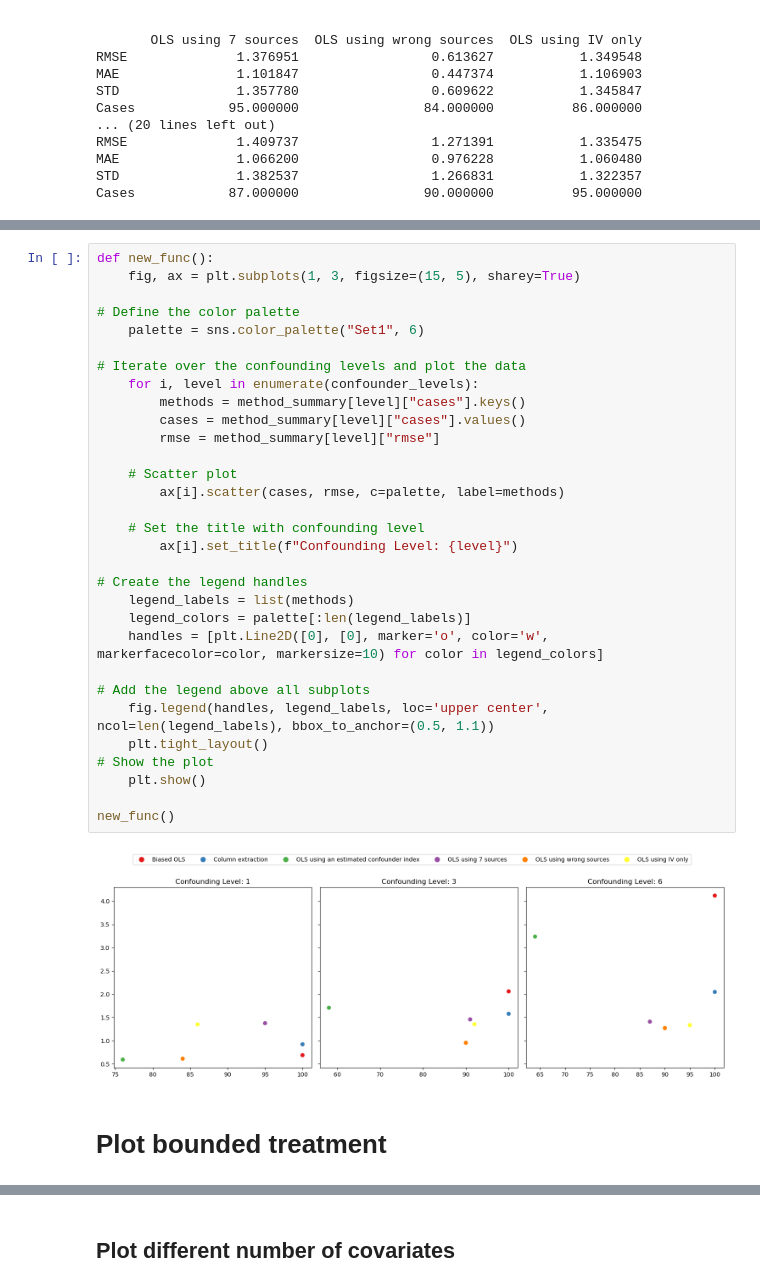
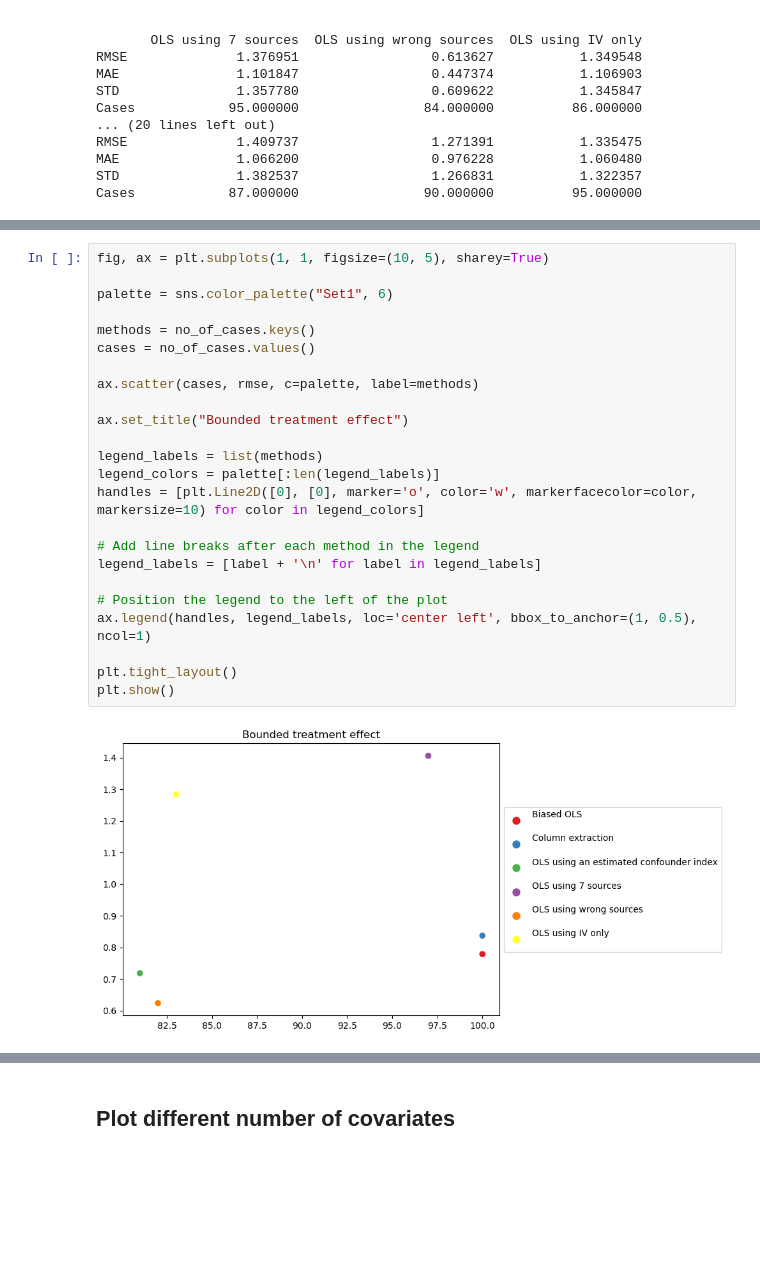
Before and after one commit to malo4300/ICA_IV_simulations, a Jupyter notebook: plots/plot_error_distribution.ipynb, the cells around one changed output, grey strips where cells are left out. Cells and saved outputs as stored; diff of their text form; blank space fills up the shorter version.

```diff
--- a/plots/plot_error_distribution.ipynb
+++ b/plots/plot_error_distribution.ipynb
@@ -92,35 +160,26 @@ Cases            87.000000                90.000000          95.000000
 # %%
-def new_func():
-    fig, ax = plt.subplots(1, 3, figsize=(15, 5), sharey=True)
+fig, ax = plt.subplots(1, 1, figsize=(10, 5), sharey=True)
 
-# Define the color palette
-    palette = sns.color_palette("Set1", 6)
+palette = sns.color_palette("Set1", 6)
 
-# Iterate over the confounding levels and plot the data
-    for i, level in enumerate(confounder_levels):
-        methods = method_summary[level]["cases"].keys()
-        cases = method_summary[level]["cases"].values()
-        rmse = method_summary[level]["rmse"]
+methods = no_of_cases.keys()
+cases = no_of_cases.values()
 
-    # Scatter plot
-        ax[i].scatter(cases, rmse, c=palette, label=methods)
+ax.scatter(cases, rmse, c=palette, label=methods)
 
-    # Set the title with confounding level
-        ax[i].set_title(f"Confounding Level: {level}")
+ax.set_title("Bounded treatment effect")
 
-# Create the legend handles
-    legend_labels = list(methods)
-    legend_colors = palette[:len(legend_labels)]
-    handles = [plt.Line2D([0], [0], marker='o', color='w', markerfacecolor=color, markersize=10) for color in legend_colors]
+legend_labels = list(methods)
+legend_colors = palette[:len(legend_labels)]
+handles = [plt.Line2D([0], [0], marker='o', color='w', markerfacecolor=color, markersize=10) for color in legend_colors]
 
-# Add the legend above all subplots
-    fig.legend(handles, legend_labels, loc='upper center', ncol=len(legend_labels), bbox_to_anchor=(0.5, 1.1))
-    plt.tight_layout()
-# Show the plot
-    plt.show()
+# Add line breaks after each method in the legend
+legend_labels = [label + '\n' for label in legend_labels]
 
-new_func()
+# Position the legend to the left of the plot
+ax.legend(handles, legend_labels, loc='center left', bbox_to_anchor=(1, 0.5), ncol=1)
+
+plt.tight_layout()
+plt.show()
 # %% [output]
-[figure, old version]
+[figure, new version]
-# %% [markdown]
-# Plot bounded treatment
```
Also changed, not shown: parts of 7 cells of this notebook, 7 other files.
